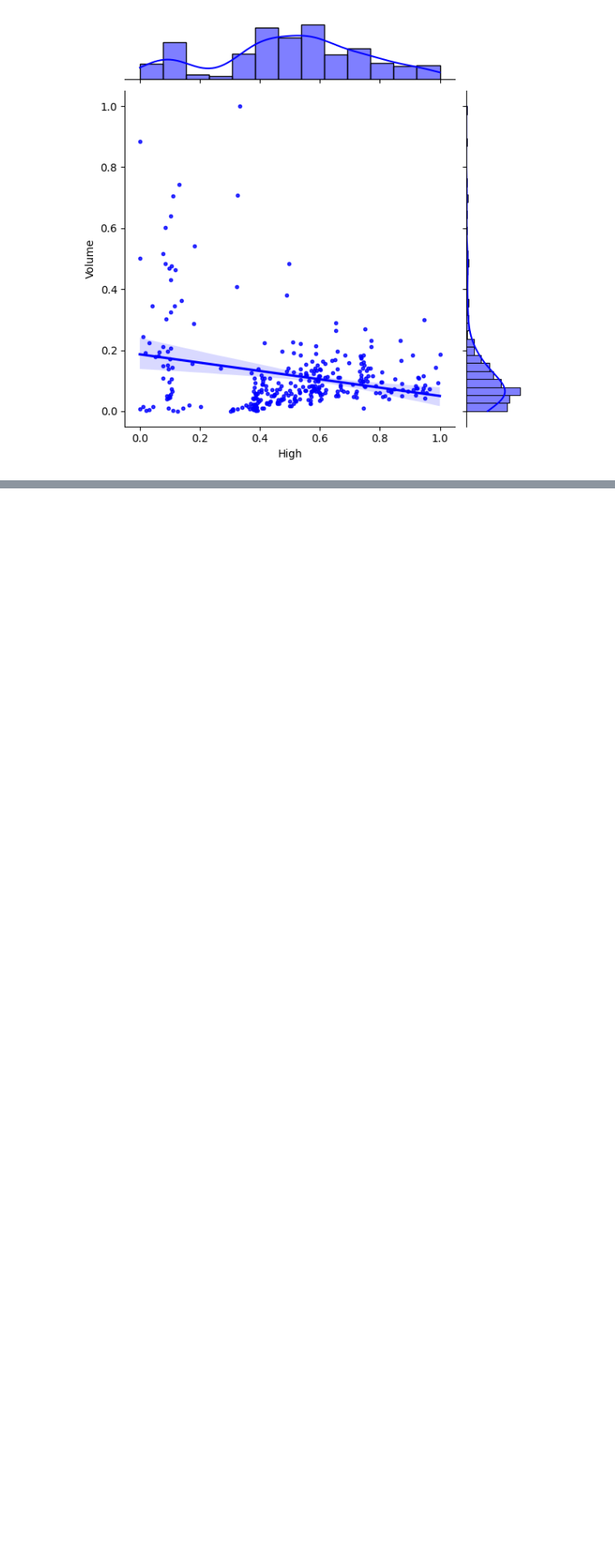
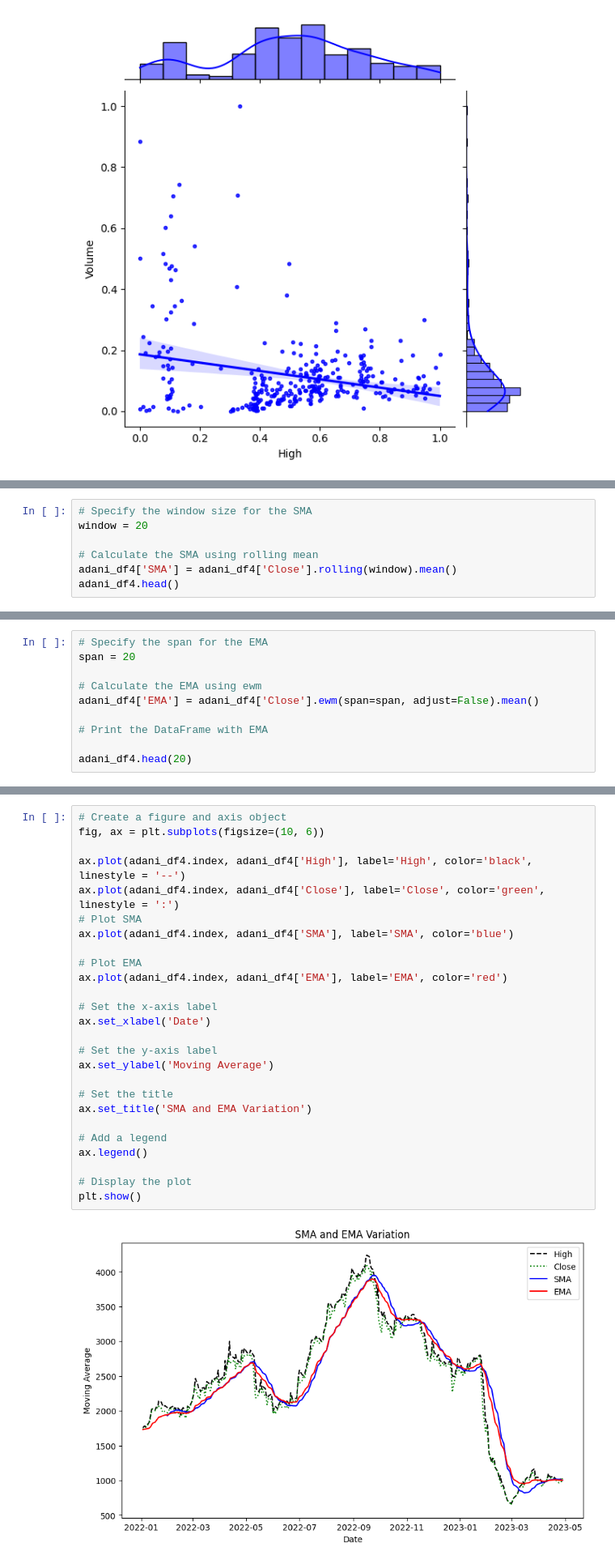
Before and after one commit to arunp77/Machine-Learning, a Jupyter notebook: Projects-ML/Monte-carlo-simulation.ipynb, the cells around one changed output, grey strips where cells are left out. Shown at 81% size. Drawn from its saved outputs; the diff is of its cells as text; blank space fills up the shorter version.

```diff
--- a/Projects-ML/Monte-carlo-simulation.ipynb
+++ b/Projects-ML/Monte-carlo-simulation.ipynb
@@ -807,0 +906,7 @@ plt.show()
+# %%
+# Specify the window size for the SMA
+window = 20
+
+# Calculate the SMA using rolling mean
+adani_df4['SMA'] = adani_df4['Close'].rolling(window).mean()
+adani_df4.head()
@@ -807,0 +921,10 @@ plt.show()
+# %%
+# Specify the span for the EMA
+span = 20
+
+# Calculate the EMA using ewm
+adani_df4['EMA'] = adani_df4['Close'].ewm(span=span, adjust=False).mean()
+
+# Print the DataFrame with EMA
+
+adani_df4.head(20)
@@ -807,0 +950,28 @@ plt.show()
+# %%
+# Create a figure and axis object
+fig, ax = plt.subplots(figsize=(10, 6))
+
+ax.plot(adani_df4.index, adani_df4['High'], label='High', color='black', linestyle = '--')
+ax.plot(adani_df4.index, adani_df4['Close'], label='Close', color='green', linestyle = ':')
+# Plot SMA
+ax.plot(adani_df4.index, adani_df4['SMA'], label='SMA', color='blue')
+
+# Plot EMA
+ax.plot(adani_df4.index, adani_df4['EMA'], label='EMA', color='red')
+
+# Set the x-axis label
+ax.set_xlabel('Date')
+
+# Set the y-axis label
+ax.set_ylabel('Moving Average')
+
+# Set the title
+ax.set_title('SMA and EMA Variation')
+
+# Add a legend
+ax.legend()
+
+# Display the plot
+plt.show()
+# %% [output]
+[figure, added]
```
Also changed, not shown: parts of 12 cells of this notebook.
